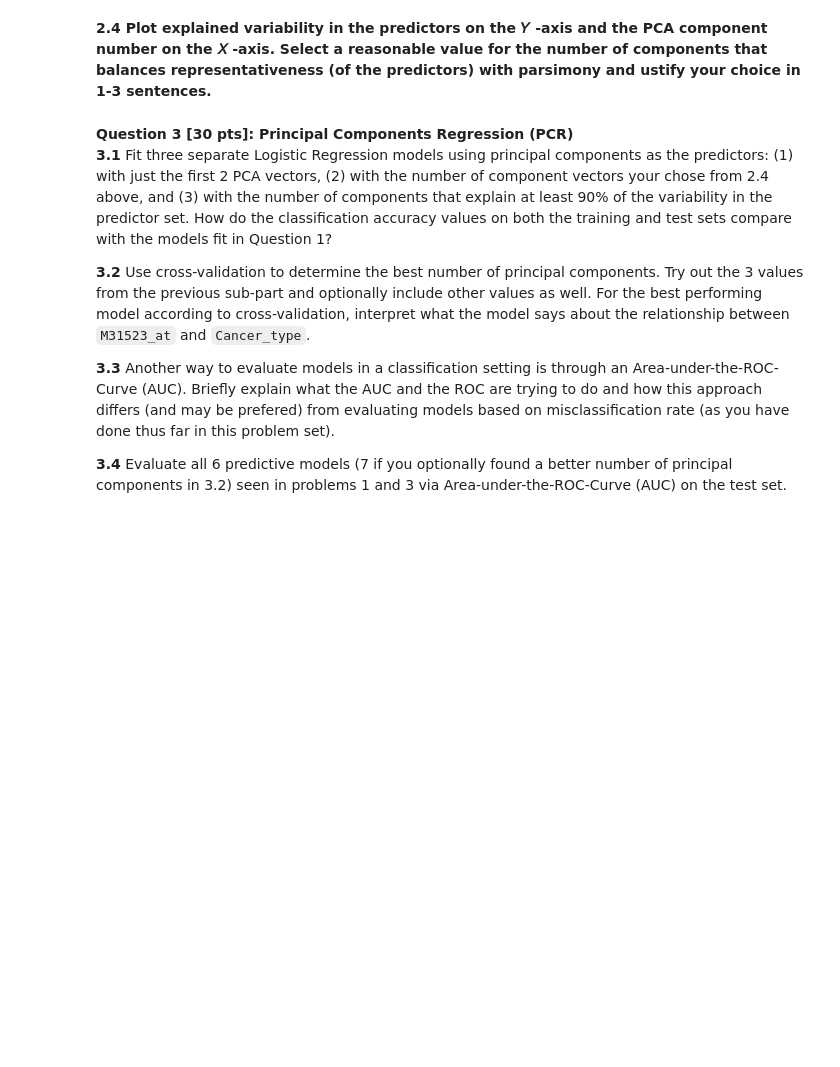
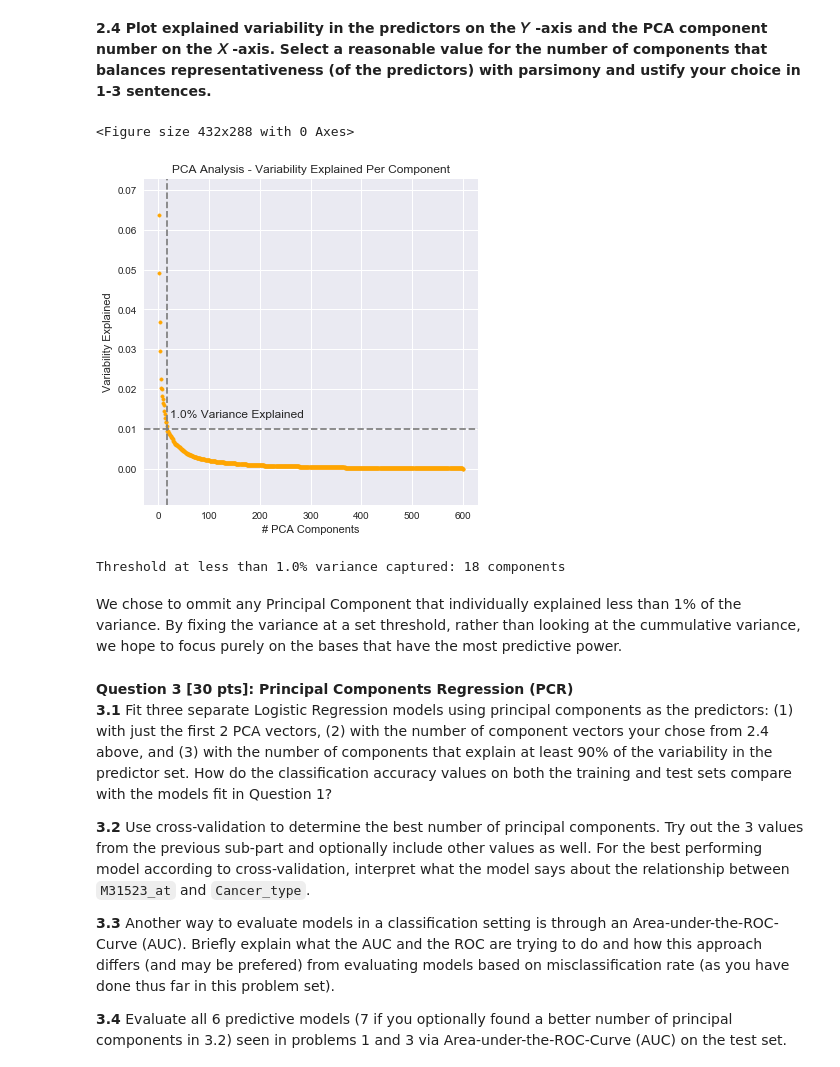
Before and after one commit to kdumontnu/2019-CS109A, a Jupyter notebook: homework/hw5/cs109A_HW5_submit.ipynb, the cells around one changed output. Cells and saved outputs as stored; diff of their text form; code cells hidden in the pictures; blank space fills up the shorter version.

```diff
--- a/homework/hw5/cs109A_HW5_submit.ipynb
+++ b/homework/hw5/cs109A_HW5_submit.ipynb
@@ -195,3 +326,31 @@ Test Accuracy: 78.81%
+# %%
+# Plot variability of PCA components
+var_explained = pca.explained_variance_ratio_
+var_cumulative = np.cumsum(var_explained)
+
+target_i_var_capture = 0.01
+var_i_capture = 1 + np.min(np.where(var_explained < target_i_var_capture))
+
+plt.clf()
+fig, axes = plt.subplots(nrows=1, ncols=1, figsize=(6, 6))
+
+axes.scatter(1 + np.arange(0,len(var_explained)), var_explained, color='orange', marker='.');
+axes.set_title('PCA Analysis - Variability Explained Per Component');
+axes.set_xlabel('# PCA Components');
+axes.set_ylabel('Variability Explained');
+axes.axvline(x = var_i_capture, ls='--', color='grey')
+axes.axhline(y = target_i_var_capture, ls='--', color='grey')
+axes.text(var_i_capture + 5, target_i_var_capture + 0.003, '{:.3}% Variance Explained'.format(100*target_i_var_capture))
+plt.show();
+
+print('Threshold at less than {:.3}% variance captured: {} components'.format(
+    100*target_i_var_capture, var_i_capture))
+# %% [output]
+<Figure size 432x288 with 0 Axes>
+[figure, added]
+Threshold at less than 1.0% variance captured: 18 components
+# %% [markdown]
+We chose to ommit any Principal Component that individually explained less than 1% of the variance. By fixing the variance at a set threshold, rather than looking at the cummulative variance, we hope to focus purely on the bases that have the most predictive power.
 # %% [markdown]
 <div class='exercise'><b> Question 3 [30 pts]: Principal Components Regression (PCR) </b></div>
 
```
Also changed, not shown: parts of 27 cells of this notebook.
